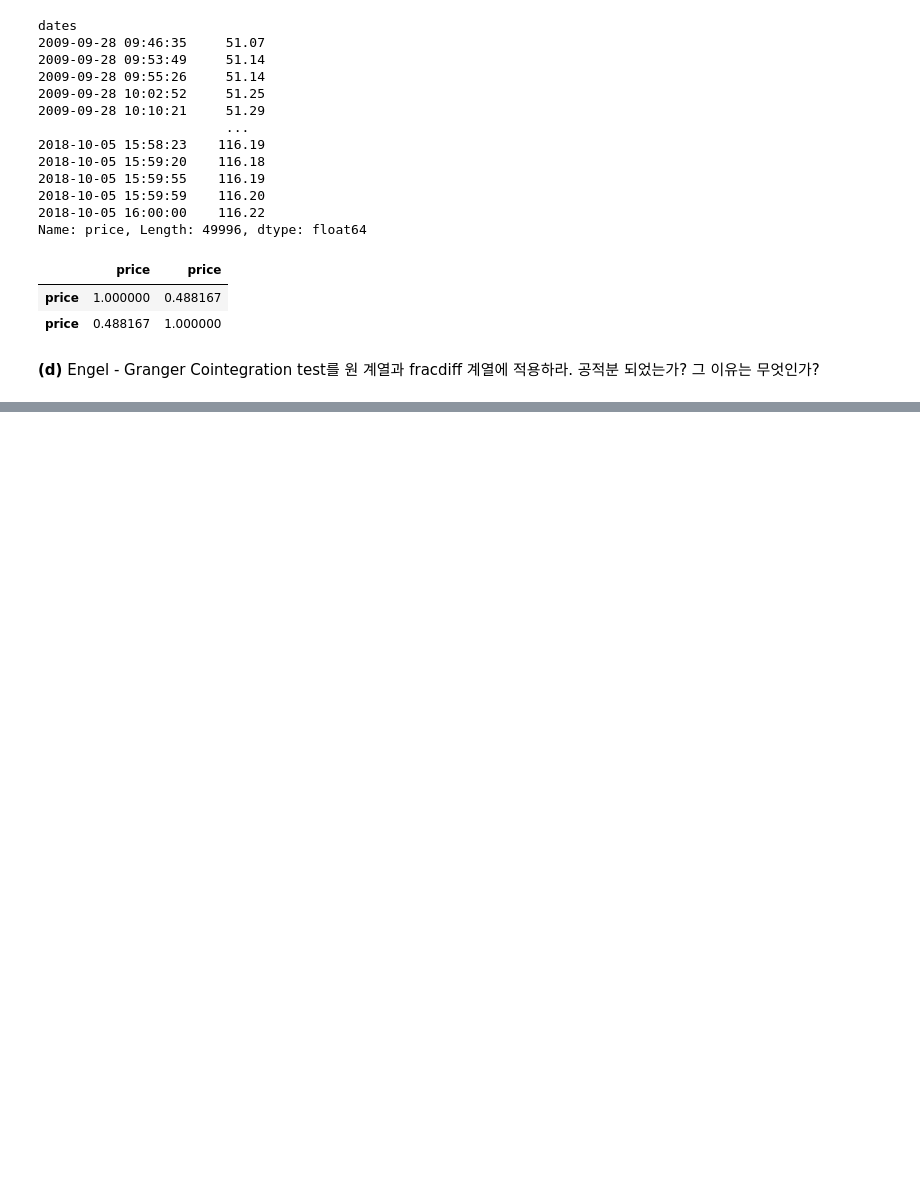
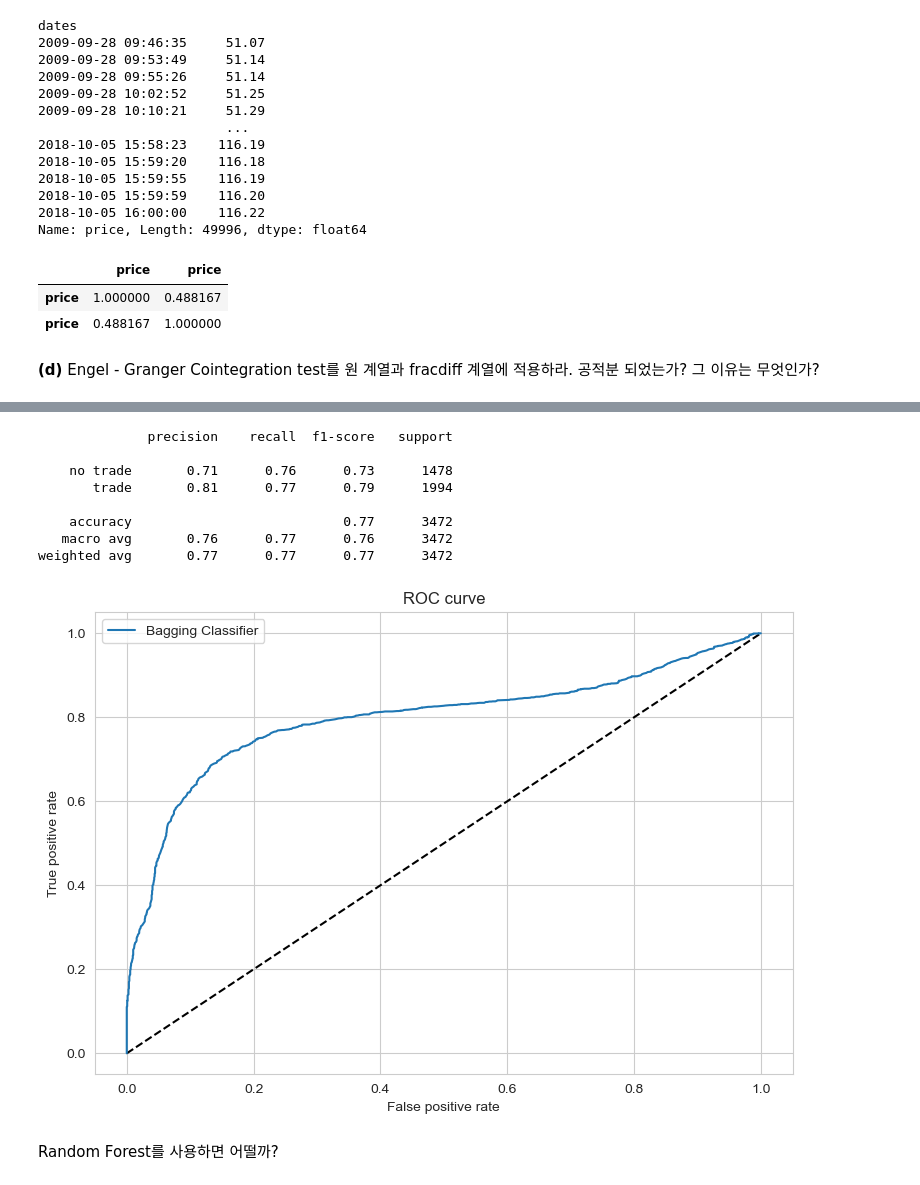
Before and after one commit to Tommylee1013/Advances-in-Financial-Machine-Learning, a Jupyter notebook: Chapter 5.ipynb, the cells around one changed output, grey strips where cells are left out. Drawn from its saved outputs; the diff is of its cells as text; code cells hidden in the pictures; blank space fills up the shorter version.

```diff
--- a/Chapter 5.ipynb
+++ b/Chapter 5.ipynb
@@ -558,0 +907,40 @@ pd.DataFrame([dfx2.price, dollar_df.price]).T.dropna().corr()
+# %%
+X = data.iloc[:,:-1].values # dollar, frac_diff, tW, w
+y = data.iloc[:,-1].values.reshape(-1,1) # bin
+# %%
+X_train, X_test, y_train, y_test = train_test_split(X, y, test_size = 0.3, shuffle = False, random_state = 42)
+# %%
+n_estimator = 1000
+dt = DecisionTreeClassifier(criterion = 'entropy', max_features = 'auto', class_weight = 'balanced')
+bc = BaggingClassifier(base_estimator = dt, n_estimators = n_estimator,
+                       max_samples = avgU1, max_features = 1., random_state = 42)
+# %%
+fit = bc.fit(X_train, y_train)
+# %%
+from sklearn import metrics
+# The random forest model by itself
+y_pred_rf = fit.predict_proba(X)[:, 1]
+y_pred = fit.predict(X)
+fpr_rf, tpr_rf, _ = metrics.roc_curve(y, y_pred_rf)
+print(metrics.classification_report(y, y_pred, target_names = ['no trade',' trade']))
+
+plt.figure(figsize = (9,6))
+plt.plot([0, 1], [0, 1], 'k--')
+plt.plot(fpr_rf, tpr_rf, label = 'Bagging Classifier')
+plt.xlabel('False positive rate')
+plt.ylabel('True positive rate')
+plt.title('ROC curve')
+plt.legend(loc='best')
+plt.show()
+# %% [output]
+              precision    recall  f1-score   support
+
+    no trade       0.71      0.76      0.73      1478
+       trade       0.81      0.77      0.79      1994
+
+    accuracy                           0.77      3472
+   macro avg       0.76      0.77      0.76      3472
+weighted avg       0.77      0.77      0.77      3472
+[figure, added]
+# %% [markdown]
+Random Forest를 사용하면 어떨까?
```
Also changed, not shown: parts of 38 cells of this notebook, 1 other file.
